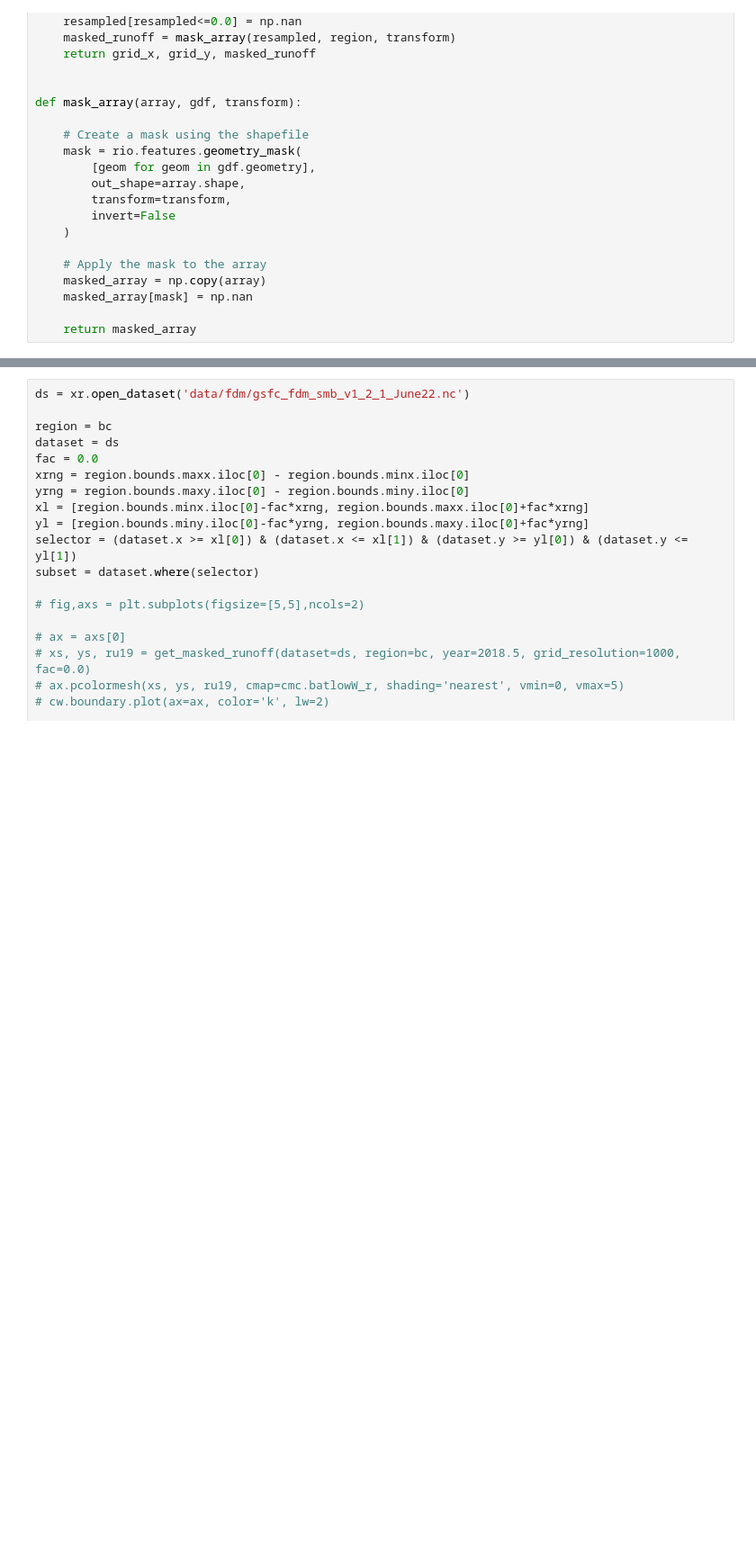
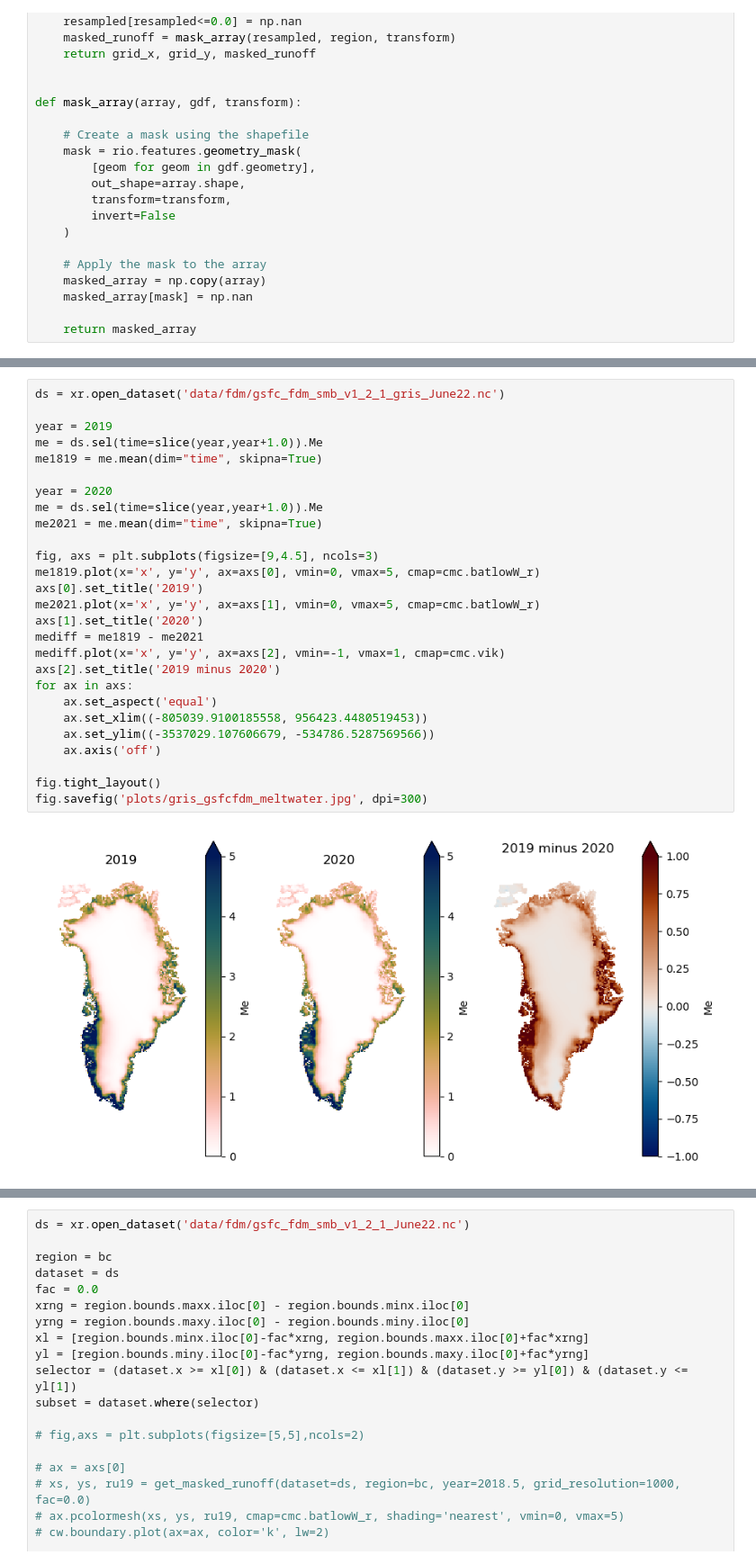
Before and after one commit to fliphilipp/icelakes-methods, a Jupyter notebook: fdm_test.ipynb, the cells around one changed output, grey strips where cells are left out. Shown at 90% size. Cells and saved outputs as stored; diff of their text form; blank space fills up the shorter version.

```diff
--- a/fdm_test.ipynb
+++ b/fdm_test.ipynb
@@ -73,0 +218,29 @@ cw.boundary.plot(ax=ax, color='k', lw=2)
+# %%
+ds = xr.open_dataset('data/fdm/gsfc_fdm_smb_v1_2_1_gris_June22.nc')
+
+year = 2019
+me = ds.sel(time=slice(year,year+1.0)).Me
+me1819 = me.mean(dim="time", skipna=True)
+
+year = 2020
+me = ds.sel(time=slice(year,year+1.0)).Me
+me2021 = me.mean(dim="time", skipna=True)
+
+fig, axs = plt.subplots(figsize=[9,4.5], ncols=3)
+me1819.plot(x='x', y='y', ax=axs[0], vmin=0, vmax=5, cmap=cmc.batlowW_r)
+axs[0].set_title('2019')
+me2021.plot(x='x', y='y', ax=axs[1], vmin=0, vmax=5, cmap=cmc.batlowW_r)
+axs[1].set_title('2020')
+mediff = me1819 - me2021
+mediff.plot(x='x', y='y', ax=axs[2], vmin=-1, vmax=1, cmap=cmc.vik)
+axs[2].set_title('2019 minus 2020')
+for ax in axs:
+    ax.set_aspect('equal')
+    ax.set_xlim((-805039.9100185558, 956423.4480519453))
+    ax.set_ylim((-3537029.107606679, -534786.5287569566))
+    ax.axis('off')
+
+fig.tight_layout()
+fig.savefig('plots/gris_gsfcfdm_meltwater.jpg', dpi=300)
+# %% [output]
+[figure, added]
```
Also changed, not shown: parts of 11 cells of this notebook, 16 other files.
